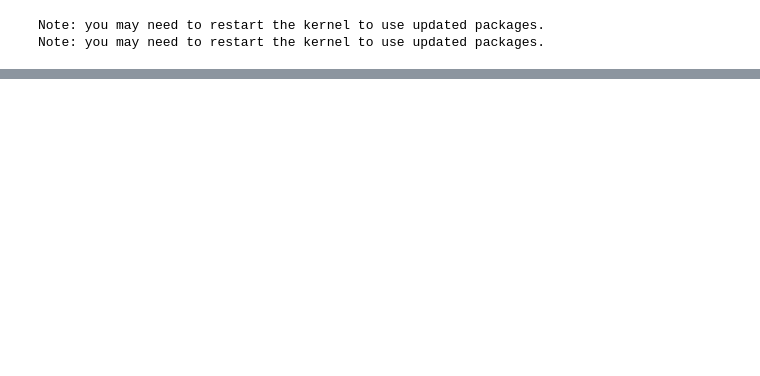
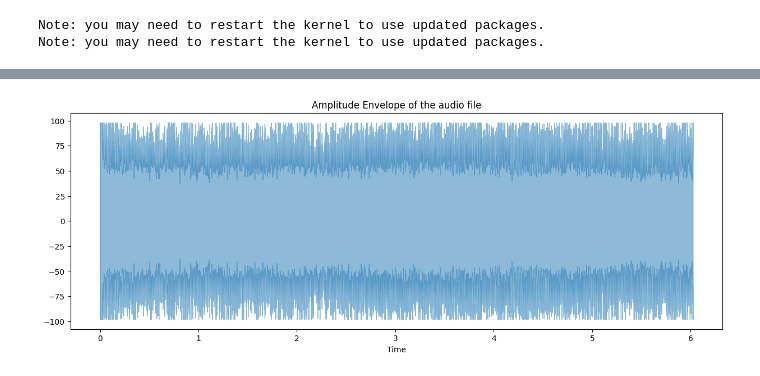
Before and after one commit to Sandeepkumaramgothu/ASE_practice, a Jupyter notebook: Extract_Amplitude.ipynb, the cells around one changed output, grey strips where cells are left out. Cells and saved outputs as stored; diff of their text form; code cells hidden in the pictures; blank space fills up the shorter version.

```diff
--- a/Extract_Amplitude.ipynb
+++ b/Extract_Amplitude.ipynb
@@ -17,0 +66,9 @@ import matplotlib.ticker as mplticker
+# %%
+#calculate the amplitude envelope
+amplitude_envelope = np.abs(librosa.amplitude_to_db(debussy))
+plt.figure(figsize=(15, 5))
+librosa.display.waveshow(amplitude_envelope, sr=sr, alpha=0.5)
+plt.title('Amplitude Envelope of the audio file')
+plt.show()
+# %% [output]
+[figure, added]
```
Also changed, not shown: parts of 15 cells of this notebook.
